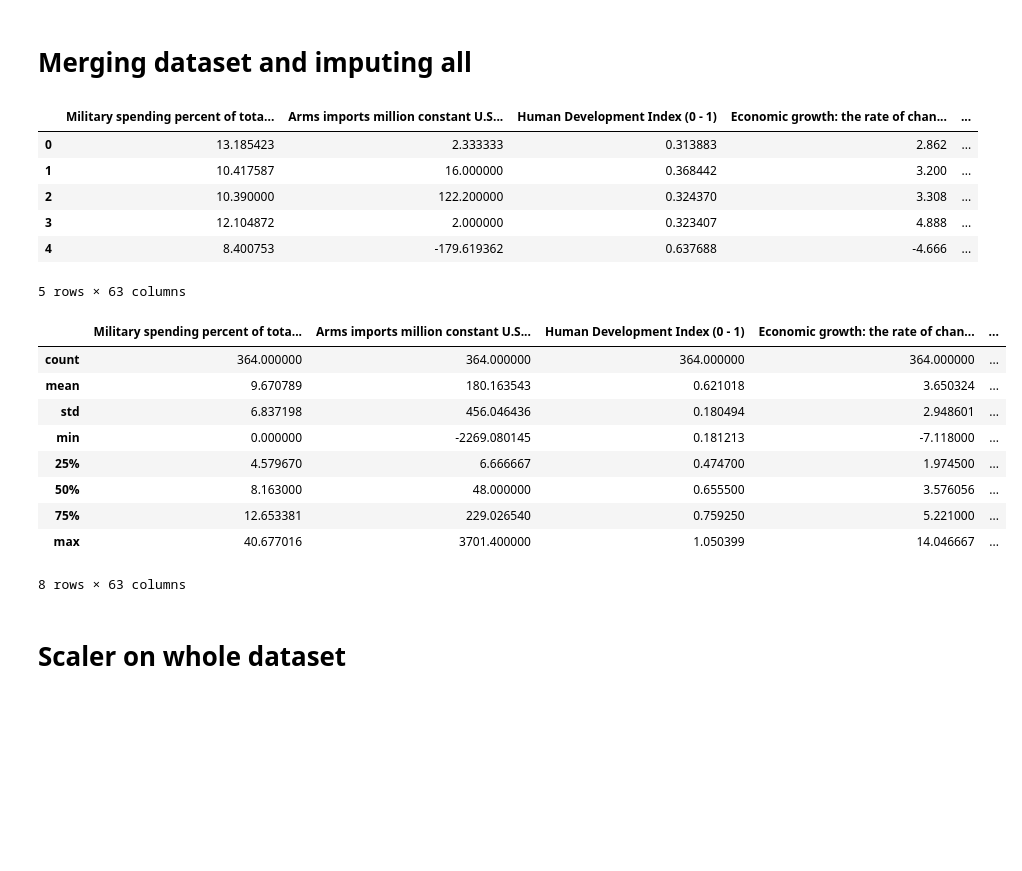
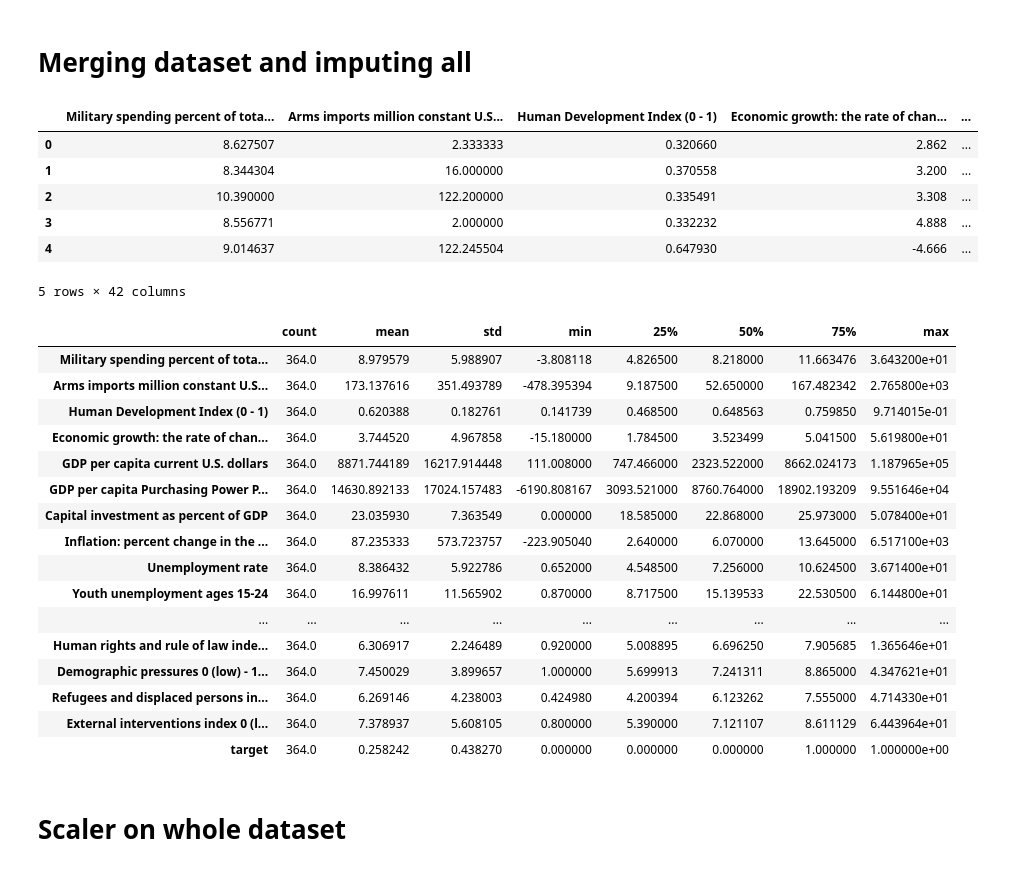
Before and after one commit to yasmeeenm/conflict_prediction, a Jupyter notebook: Ali_folder/Data5_backup.ipynb, the cells around one changed output. Saved outputs shown, nothing was run; the diff lists cells and outputs as text; code cells hidden in the pictures; blank space fills up the shorter version.

```diff
--- a/Ali_folder/Data5_backup.ipynb
+++ b/Ali_folder/Data5_backup.ipynb
@@ -61,7 +61,7 @@ Refugees and displaced persons index 0 (low) - 10 (high)    9750
 External interventions index 0 (low) - 10 (high)            9750
 Length: 114, dtype: int64
 # %%
-conflicts = pd.read_csv('../raw_data/conflict_data/conflict_data_1970.csv')
+conflicts = pd.read_csv('../raw_data/conflict_data_1970.csv')
 # %%
 def get_year(row):
 
@@ -220,5 +291,15 @@ Name: CountryYear, Length: 470, dtype: object
 # %%
-bin_list = ['Country_x','Code_x','Country_y','Year_x','Year_y','Code_y','ContinentCode_y','ContinentCode_x','Christians as percent of the total population']
+bin_list = ['Country_x','Code_x','Country_y','Year_x','Year_y','Code_y','ContinentCode_y','ContinentCode_x','Christians as percent of the total population',
+            'Homicides per 100000 people','Real interest rate: Bank lending rate minus inflation','Public spending on education percent of GDP',
+                 'Shadow economy percent of GDP','Suicide mortality rate per 100000 population',
+                 'Government debt as percent of GDP','Fiscal balance percent of GDP','Access to electricity percent of the population',
+
+            'Factionalized elites index 0 (low) - 10 (high)', 'Security threats index 0 (low) - 10 (high)',
+            'Economic decline index 0 (low) - 10 (high)','Human rights and rule of law index 0 (high) - 10 (low)',
+            'Labor freedom index (0-100)', 'Banking system z-scores', 'Corruption Perceptions Index 100 = no corruption',
+            'Economic freedom overall index (0-100)', 'Freedom from corruption index (0-100)',
+            'Regulatory quality index (-2.5 weak; 2.5 strong)', 'Voice and accountability index (-2.5 weak; 2.5 strong)',
+            'External debt percent of Gross National Income', 'GDP per capita Purchasing Power Parity']
 final_df.head()
 # %% [output]
 |  | country_all | Country_x | Code_x | ContinentCode_x | Year_x | Military spending percent of tota... | Arms imports million constant U.S... | ... |
@@ -386,12 +469,12 @@ imputed_final_df = pd.DataFrame(imputer.transform(data_numeric),columns=full_dat
 imputed_final_df.head()
 # %% [output]
 |  | Military spending percent of tota... | Arms imports million constant U.S... | Human Development Index (0 - 1) | Economic growth: the rate of chan... | ... |
-| 0 | 13.185423 | 2.333333 | 0.313883 | 2.862 | ... |
-| 1 | 10.417587 | 16.000000 | 0.368442 | 3.200 | ... |
-| 2 | 10.390000 | 122.200000 | 0.324370 | 3.308 | ... |
-| 3 | 12.104872 | 2.000000 | 0.323407 | 4.888 | ... |
-| 4 | 8.400753 | -179.619362 | 0.637688 | -4.666 | ... |
+| 0 | 8.627507 | 2.333333 | 0.320660 | 2.862 | ... |
+| 1 | 8.344304 | 16.000000 | 0.370558 | 3.200 | ... |
+| 2 | 10.390000 | 122.200000 | 0.335491 | 3.308 | ... |
+| 3 | 8.556771 | 2.000000 | 0.332232 | 4.888 | ... |
+| 4 | 9.014637 | 122.245504 | 0.647930 | -4.666 | ... |
-5 rows × 63 columns
+5 rows × 42 columns
 # %%
 #  data_numeric2 = grouped_df.select_dtypes(include=numerics)
 
@@ -421,19 +504,26 @@ imputed_final_df.head()
 # %%
 # print(imputed_final_df.shape)
 # imputed_final_df.columns
 
-imputed_final_df.describe()
+imputed_final_df.describe().T
 # %% [output]
-|  | Military spending percent of tota... | Arms imports million constant U.S... | Human Development Index (0 - 1) | Economic growth: the rate of chan... | ... |
-| count | 364.000000 | 364.000000 | 364.000000 | 364.000000 | ... |
-| mean | 9.670789 | 180.163543 | 0.621018 | 3.650324 | ... |
-| std | 6.837198 | 456.046436 | 0.180494 | 2.948601 | ... |
-| min | 0.000000 | -2269.080145 | 0.181213 | -7.118000 | ... |
-| 25% | 4.579670 | 6.666667 | 0.474700 | 1.974500 | ... |
-| 50% | 8.163000 | 48.000000 | 0.655500 | 3.576056 | ... |
-| 75% | 12.653381 | 229.026540 | 0.759250 | 5.221000 | ... |
-| max | 40.677016 | 3701.400000 | 1.050399 | 14.046667 | ... |
+|  | count | mean | std | min | 25% | 50% | 75% | max |
+| Military spending percent of tota... | 364.0 | 8.979579 | 5.988907 | -3.808118 | 4.826500 | 8.218000 | 11.663476 | 3.643200e+01 |
+| Arms imports million constant U.S... | 364.0 | 173.137616 | 351.493789 | -478.395394 | 9.187500 | 52.650000 | 167.482342 | 2.765800e+03 |
+| Human Development Index (0 - 1) | 364.0 | 0.620388 | 0.182761 | 0.141739 | 0.468500 | 0.648563 | 0.759850 | 9.714015e-01 |
+| Economic growth: the rate of chan... | 364.0 | 3.744520 | 4.967858 | -15.180000 | 1.784500 | 3.523499 | 5.041500 | 5.619800e+01 |
+| GDP per capita current U.S. dollars | 364.0 | 8871.744189 | 16217.914448 | 111.008000 | 747.466000 | 2323.522000 | 8662.024173 | 1.187965e+05 |
+| GDP per capita Purchasing Power P... | 364.0 | 14630.892133 | 17024.157483 | -6190.808167 | 3093.521000 | 8760.764000 | 18902.193209 | 9.551646e+04 |
+| Capital investment as percent of GDP | 364.0 | 23.035930 | 7.363549 | 0.000000 | 18.585000 | 22.868000 | 25.973000 | 5.078400e+01 |
+| Inflation: percent change in the ... | 364.0 | 87.235333 | 573.723757 | -223.905040 | 2.640000 | 6.070000 | 13.645000 | 6.517100e+03 |
+| Unemployment rate | 364.0 | 8.386432 | 5.922786 | 0.652000 | 4.548500 | 7.256000 | 10.624500 | 3.671400e+01 |
+| Youth unemployment ages 15-24 | 364.0 | 16.997611 | 11.565902 | 0.870000 | 8.717500 | 15.139533 | 22.530500 | 6.144800e+01 |
+| ... | ... | ... | ... | ... | ... | ... | ... | ... |
+| Human rights and rule of law inde... | 364.0 | 6.306917 | 2.246489 | 0.920000 | 5.008895 | 6.696250 | 7.905685 | 1.365646e+01 |
+| Demographic pressures 0 (low) - 1... | 364.0 | 7.450029 | 3.899657 | 1.000000 | 5.699913 | 7.241311 | 8.865000 | 4.347621e+01 |
+| Refugees and displaced persons in... | 364.0 | 6.269146 | 4.238003 | 0.424980 | 4.200394 | 6.123262 | 7.555000 | 4.714330e+01 |
+| External interventions index 0 (l... | 364.0 | 7.378937 | 5.608105 | 0.800000 | 5.390000 | 7.121107 | 8.611129 | 6.443964e+01 |
+| target | 364.0 | 0.258242 | 0.438270 | 0.000000 | 0.000000 | 0.000000 | 1.000000 | 1.000000e+00 |
-8 rows × 63 columns
 # %% [markdown]
 # Scaler on whole dataset
 # %%
```
Also changed, not shown: parts of 51 cells of this notebook.
